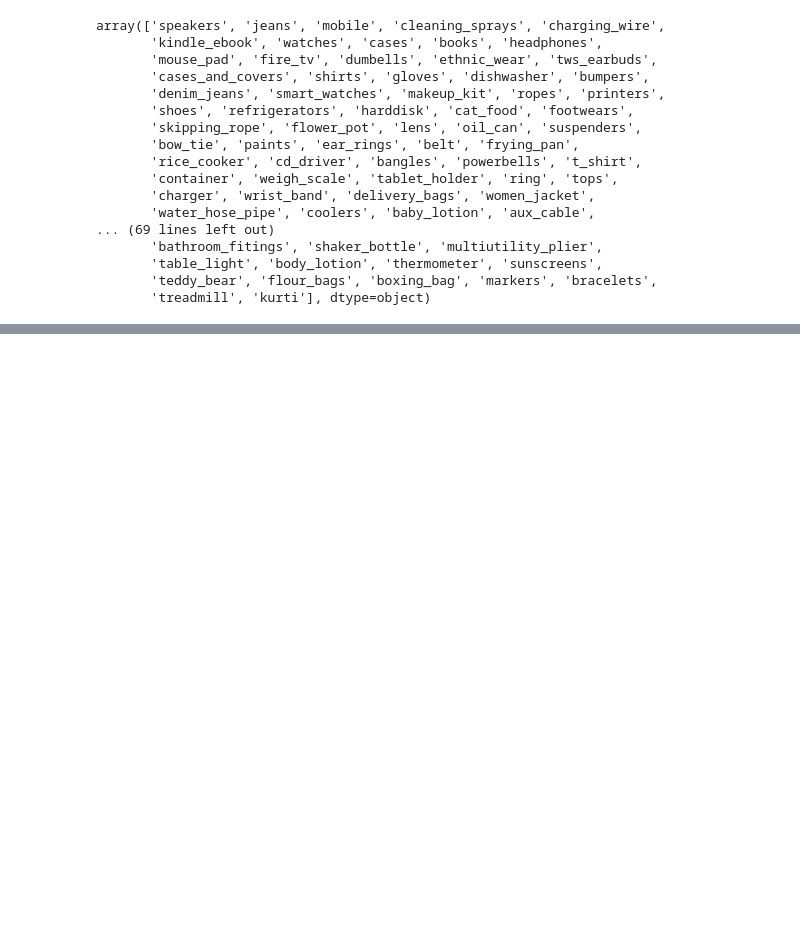
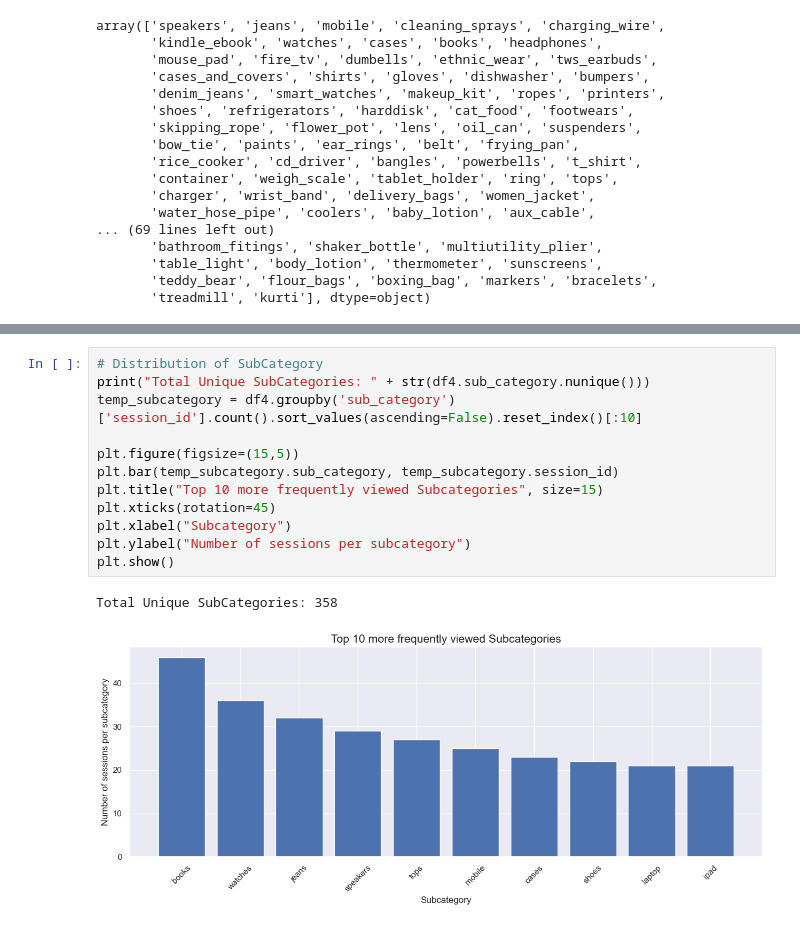
Before and after one commit to lucasquemelli/customer_propensity_purchase, a Jupyter notebook: customer_propensity_purchase.ipynb, the cells around one changed output, grey strips where cells are left out. Cells and saved outputs as stored; diff of their text form; blank space fills up the shorter version.

```diff
--- a/customer_propensity_purchase.ipynb
+++ b/customer_propensity_purchase.ipynb
@@ -404,0 +685,15 @@ array(['speakers', 'jeans', 'mobile', 'cleaning_sprays', 'charging_wire',
+# %%
+# Distribution of SubCategory
+print("Total Unique SubCategories: " + str(df4.sub_category.nunique()))
+temp_subcategory = df4.groupby('sub_category')['session_id'].count().sort_values(ascending=False).reset_index()[:10]
+
+plt.figure(figsize=(15,5))
+plt.bar(temp_subcategory.sub_category, temp_subcategory.session_id)
+plt.title("Top 10 more frequently viewed Subcategories", size=15)
+plt.xticks(rotation=45)
+plt.xlabel("Subcategory")
+plt.ylabel("Number of sessions per subcategory")
+plt.show()
+# %% [output]
+Total Unique SubCategories: 358
+[figure, added]
```
Also changed, not shown: parts of 55 cells of this notebook.
